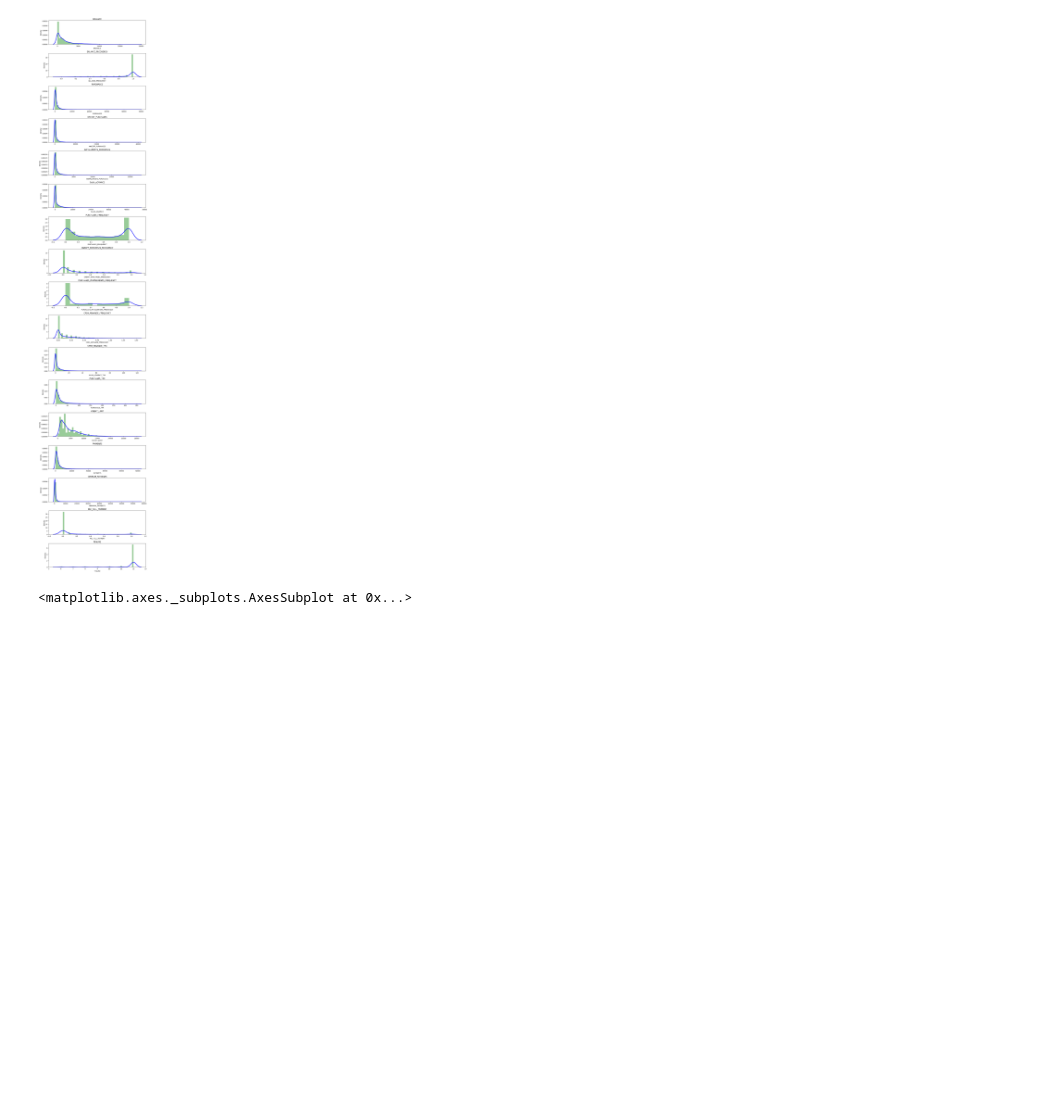
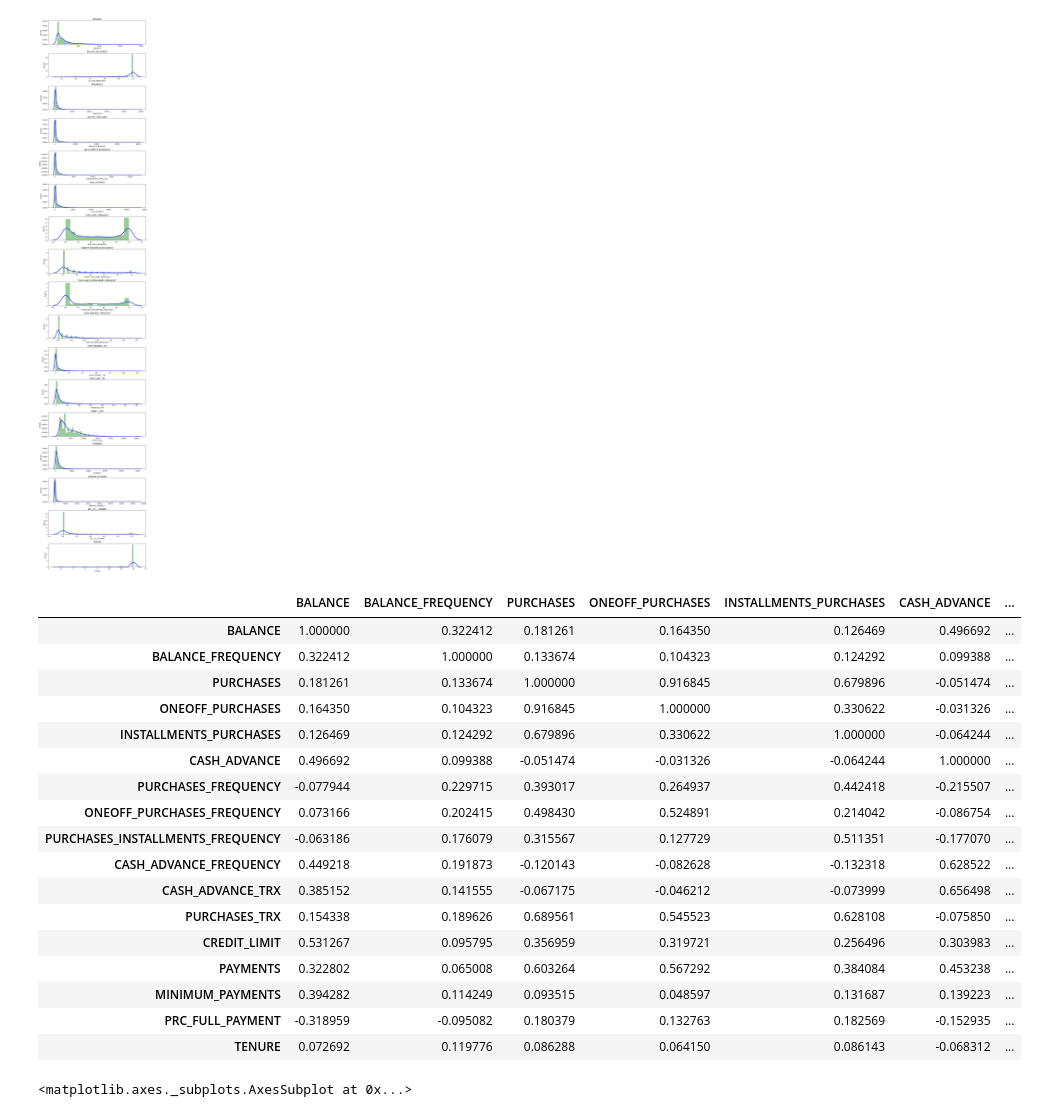
Before and after one commit to timvirga/StockPrediction, a Jupyter notebook: Section19-UnsupervisedLearning/Perform_Bank_Customers_Segmentation_Skeleton.ipynb, the cells around one changed output. Cells and saved outputs as stored; diff of their text form; code cells hidden in the pictures; blank space fills up the shorter version.

```diff
--- a/Section19-UnsupervisedLearning/Perform_Bank_Customers_Segmentation_Skeleton.ipynb
+++ b/Section19-UnsupervisedLearning/Perform_Bank_Customers_Segmentation_Skeleton.ipynb
@@ -253,6 +253,28 @@ https://gist.github.com/mwaskom/de44147ed2974457ad6372750bbe5751
 # sns.pairplot(creditcard_df)
 # Correlation between 'PURCHASES' and ONEOFF_PURCHASES & INSTALMENT_PURCHASES
 # Trend between 'PURCHASES' and 'CREDIT_LIMIT' & 'PAYMENTS'
+correlations = creditcard_df.corr()
+# %%
+correlations
+# %% [output]
+|  | BALANCE | BALANCE_FREQUENCY | PURCHASES | ONEOFF_PURCHASES | INSTALLMENTS_PURCHASES | CASH_ADVANCE | ... |
+| BALANCE | 1.000000 | 0.322412 | 0.181261 | 0.164350 | 0.126469 | 0.496692 | ... |
+| BALANCE_FREQUENCY | 0.322412 | 1.000000 | 0.133674 | 0.104323 | 0.124292 | 0.099388 | ... |
+| PURCHASES | 0.181261 | 0.133674 | 1.000000 | 0.916845 | 0.679896 | -0.051474 | ... |
+| ONEOFF_PURCHASES | 0.164350 | 0.104323 | 0.916845 | 1.000000 | 0.330622 | -0.031326 | ... |
+| INSTALLMENTS_PURCHASES | 0.126469 | 0.124292 | 0.679896 | 0.330622 | 1.000000 | -0.064244 | ... |
+| CASH_ADVANCE | 0.496692 | 0.099388 | -0.051474 | -0.031326 | -0.064244 | 1.000000 | ... |
+| PURCHASES_FREQUENCY | -0.077944 | 0.229715 | 0.393017 | 0.264937 | 0.442418 | -0.215507 | ... |
+| ONEOFF_PURCHASES_FREQUENCY | 0.073166 | 0.202415 | 0.498430 | 0.524891 | 0.214042 | -0.086754 | ... |
+| PURCHASES_INSTALLMENTS_FREQUENCY | -0.063186 | 0.176079 | 0.315567 | 0.127729 | 0.511351 | -0.177070 | ... |
+| CASH_ADVANCE_FREQUENCY | 0.449218 | 0.191873 | -0.120143 | -0.082628 | -0.132318 | 0.628522 | ... |
+| CASH_ADVANCE_TRX | 0.385152 | 0.141555 | -0.067175 | -0.046212 | -0.073999 | 0.656498 | ... |
+| PURCHASES_TRX | 0.154338 | 0.189626 | 0.689561 | 0.545523 | 0.628108 | -0.075850 | ... |
+| CREDIT_LIMIT | 0.531267 | 0.095795 | 0.356959 | 0.319721 | 0.256496 | 0.303983 | ... |
+| PAYMENTS | 0.322802 | 0.065008 | 0.603264 | 0.567292 | 0.384084 | 0.453238 | ... |
+| MINIMUM_PAYMENTS | 0.394282 | 0.114249 | 0.093515 | 0.048597 | 0.131687 | 0.139223 | ... |
+| PRC_FULL_PAYMENT | -0.318959 | -0.095082 | 0.180379 | 0.132763 | 0.182569 | -0.152935 | ... |
+| TENURE | 0.072692 | 0.119776 | 0.086288 | 0.064150 | 0.086143 | -0.068312 | ... |
 # %%
 
 # 'PURCHASES' have high correlation between one-off purchases, 'installment purchases, purchase transactions, credit limit and payments.
```
Also changed, not shown: parts of 1 cell of this notebook.
